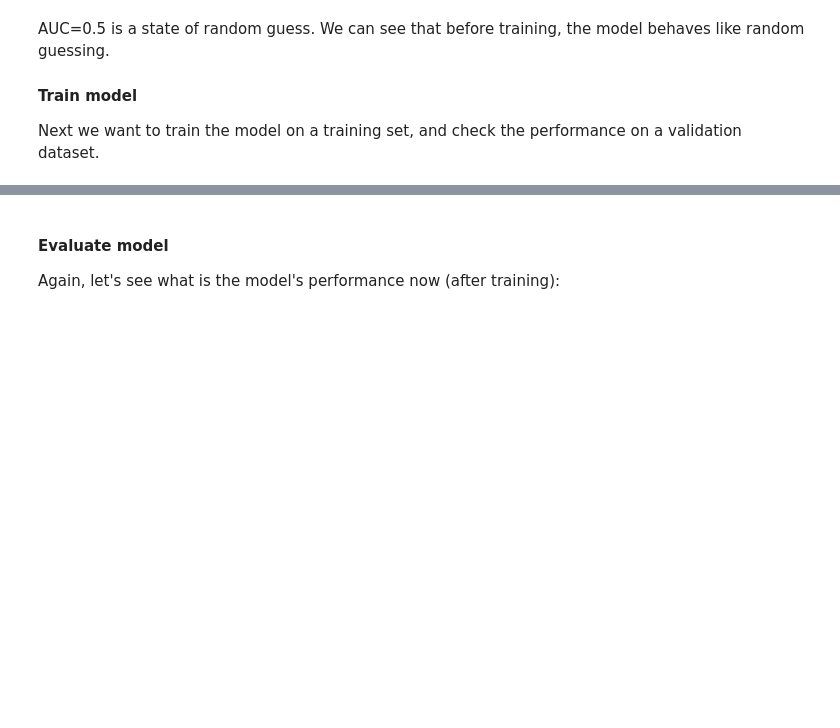
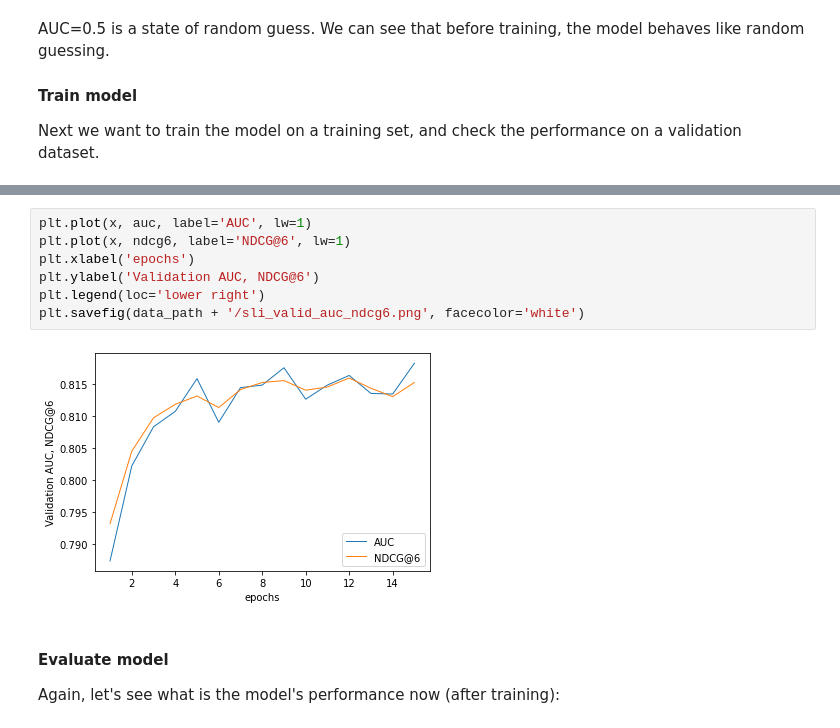
Before and after one commit to ss-github-code/capstone_recsys, a Jupyter notebook: modeling/slirec/slirec_electronics.ipynb, the cells around one changed output, grey strips where cells are left out. Saved outputs shown, nothing was run; the diff lists cells and outputs as text; blank space fills up the shorter version.

```diff
--- a/modeling/slirec/slirec_electronics.ipynb
+++ b/modeling/slirec/slirec_electronics.ipynb
@@ -195,3 +212,12 @@ plot.line_graph(
+# %%
+plt.plot(x, auc, label='AUC', lw=1)
+plt.plot(x, ndcg6, label='NDCG@6', lw=1)
+plt.xlabel('epochs')
+plt.ylabel('Validation AUC, NDCG@6')
+plt.legend(loc='lower right')
+plt.savefig(data_path + '/sli_valid_auc_ndcg6.png', facecolor='white')
+# %% [output]
+[figure, added]
 # %% [markdown]
 #### Evaluate model
 
```
Also changed, not shown: parts of 21 cells of this notebook.
